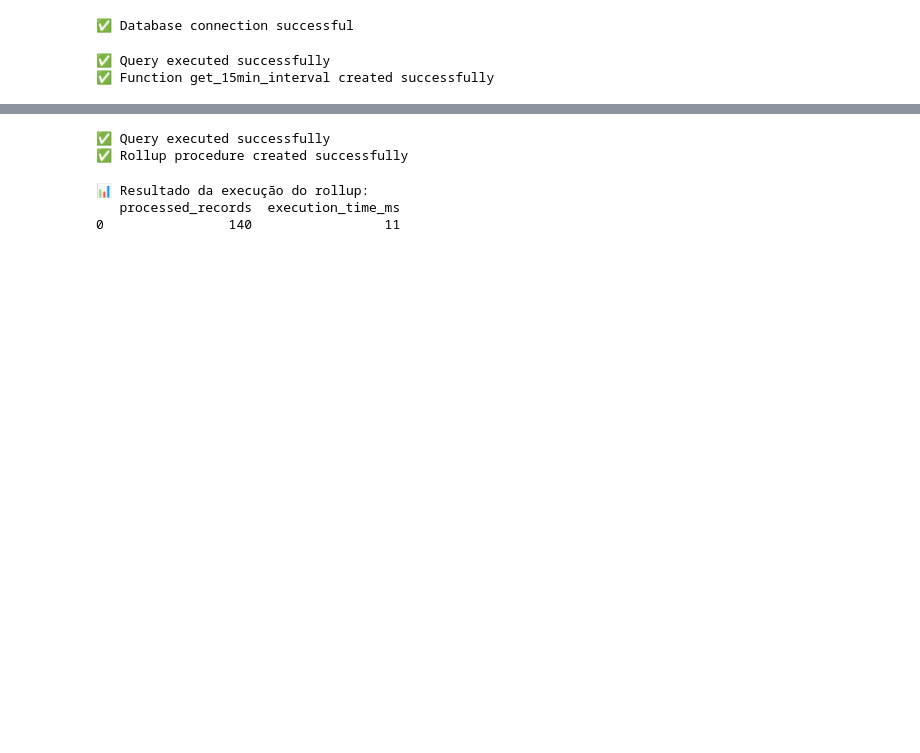
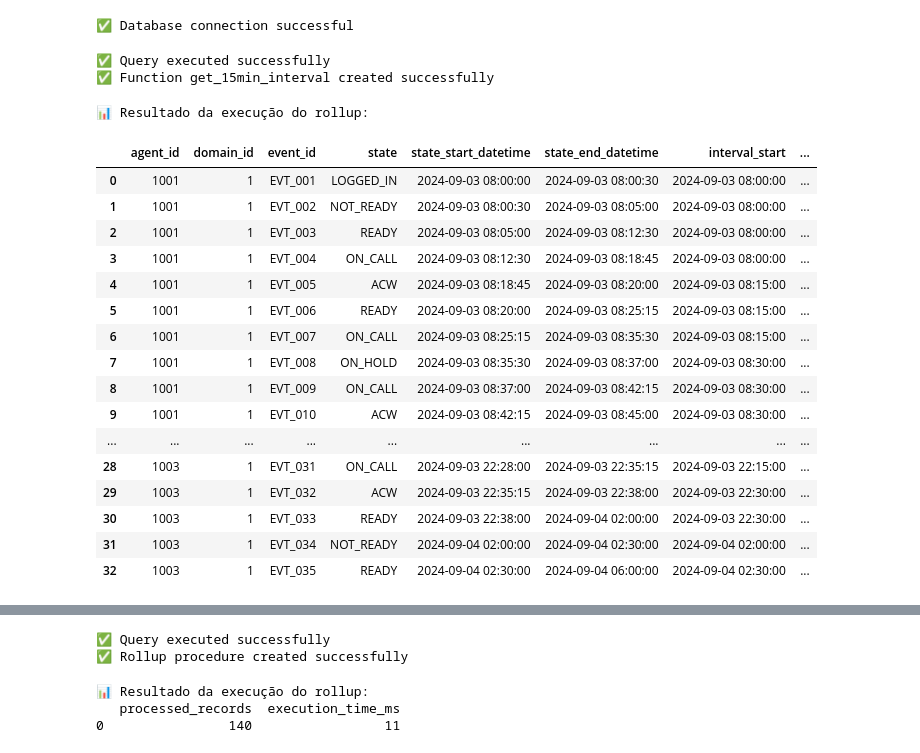
Before and after one commit to jcalvino/five9, a Jupyter notebook: Q1A.ipynb, the cells around one changed output, grey strips where cells are left out. Cells and saved outputs as stored; diff of their text form; code cells hidden in the pictures; blank space fills up the shorter version.

```diff
--- a/Q1A.ipynb
+++ b/Q1A.ipynb
@@ -99,3 +99,81 @@ if result:
 # %% [output]
 ✅ Query executed successfully
 ✅ Function get_15min_interval created successfully
+# %%
+explantion01_procedure = """
+
+    -- This SQL snippet uses a recursive query to split each agent event into 15-minute intervals.
+    -- First, it takes the event and calculates how long it lasted in the first 15-minute interval,
+    -- considering whether the event ended within that interval or is still ongoing.
+    -- Then, if the event lasts more than 15 minutes, it keeps creating new 15-minute intervals until the event ends,
+    -- always calculating how long the agent stayed in each interval.
+
+    -- DROP TABLE IF EXISTS event_intervals_aux CASCADE;
+    -- CREATE TABLE event_intervals_aux AS
+        SELECT
+            agent_id,
+            domain_id,
+            event_id,
+            state,
+            state_start_datetime,
+            state_end_datetime,
+            get_15min_interval(state_start_datetime) as interval_start,
+            get_15min_interval(state_start_datetime) + INTERVAL '15 minutes' as interval_end,
+
+            -- This SQL CASE expression calculates the number of seconds an event occupies within its first 15-minute interval.
+            CASE
+
+                -- Ongoing Event: If state_end_datetime is NULL, the event hasn't ended.
+                WHEN state_end_datetime IS NULL THEN
+                    EXTRACT(EPOCH FROM (
+                        get_15min_interval(state_start_datetime) + INTERVAL '15 minutes' - state_start_datetime
+                    ))
+
+                -- Event ends within the first interval: If the event ends before or exactly at the end of the 15-minute interval
+                WHEN state_end_datetime <= get_15min_interval(state_start_datetime) + INTERVAL '15 minutes' THEN
+                    EXTRACT(EPOCH FROM (state_end_datetime - state_start_datetime))
+
+                ELSE
+                    -- Event spans multiple intervals:: If the event continues past the interval's end
+                    EXTRACT(EPOCH FROM (
+                        get_15min_interval(state_start_datetime) + INTERVAL '15 minutes' - state_start_datetime
+                    ))
+            END as time_in_interval_seconds
+
+        FROM agent_event
+        WHERE state_end_datetime IS NOT NULL;
+"""
+
+rollup_result_df = execute_query(explantion01_procedure, fetch=True)
+print("📊 Resultado da execução do rollup:")
+display(rollup_result_df)
+
+# statements = [stmt.strip() for stmt in explantion01_procedure.split(';') if stmt.strip()]
+# conn = get_connection()
+# if conn:
+#     try:
+#         cursor = conn.cursor()
+#         cursor.execute(explantion01_procedure)
+#     except Exception as e:
+#         print(f"❌ Error in statement {i+1}: {e}")
+#     conn.close()
+#     print("🎉 DDL script execution completed")
+# %% [output]
+📊 Resultado da execução do rollup:
+|  | agent_id | domain_id | event_id | state | state_start_datetime | state_end_datetime | interval_start | ... |
+| 0 | 1001 | 1 | EVT_001 | LOGGED_IN | 2024-09-03 08:00:00 | 2024-09-03 08:00:30 | 2024-09-03 08:00:00 | ... |
+| 1 | 1001 | 1 | EVT_002 | NOT_READY | 2024-09-03 08:00:30 | 2024-09-03 08:05:00 | 2024-09-03 08:00:00 | ... |
+| 2 | 1001 | 1 | EVT_003 | READY | 2024-09-03 08:05:00 | 2024-09-03 08:12:30 | 2024-09-03 08:00:00 | ... |
+| 3 | 1001 | 1 | EVT_004 | ON_CALL | 2024-09-03 08:12:30 | 2024-09-03 08:18:45 | 2024-09-03 08:00:00 | ... |
+| 4 | 1001 | 1 | EVT_005 | ACW | 2024-09-03 08:18:45 | 2024-09-03 08:20:00 | 2024-09-03 08:15:00 | ... |
+| 5 | 1001 | 1 | EVT_006 | READY | 2024-09-03 08:20:00 | 2024-09-03 08:25:15 | 2024-09-03 08:15:00 | ... |
+| 6 | 1001 | 1 | EVT_007 | ON_CALL | 2024-09-03 08:25:15 | 2024-09-03 08:35:30 | 2024-09-03 08:15:00 | ... |
+| 7 | 1001 | 1 | EVT_008 | ON_HOLD | 2024-09-03 08:35:30 | 2024-09-03 08:37:00 | 2024-09-03 08:30:00 | ... |
+| 8 | 1001 | 1 | EVT_009 | ON_CALL | 2024-09-03 08:37:00 | 2024-09-03 08:42:15 | 2024-09-03 08:30:00 | ... |
+| 9 | 1001 | 1 | EVT_010 | ACW | 2024-09-03 08:42:15 | 2024-09-03 08:45:00 | 2024-09-03 08:30:00 | ... |
+| ... | ... | ... | ... | ... | ... | ... | ... | ... |
+| 28 | 1003 | 1 | EVT_031 | ON_CALL | 2024-09-03 22:28:00 | 2024-09-03 22:35:15 | 2024-09-03 22:15:00 | ... |
+| 29 | 1003 | 1 | EVT_032 | ACW | 2024-09-03 22:35:15 | 2024-09-03 22:38:00 | 2024-09-03 22:30:00 | ... |
+| 30 | 1003 | 1 | EVT_033 | READY | 2024-09-03 22:38:00 | 2024-09-04 02:00:00 | 2024-09-03 22:30:00 | ... |
+| 31 | 1003 | 1 | EVT_034 | NOT_READY | 2024-09-04 02:00:00 | 2024-09-04 02:30:00 | 2024-09-04 02:00:00 | ... |
+| 32 | 1003 | 1 | EVT_035 | READY | 2024-09-04 02:30:00 | 2024-09-04 06:00:00 | 2024-09-04 02:30:00 | ... |
```
Also changed, not shown: parts of 3 cells of this notebook, 3 other files.
